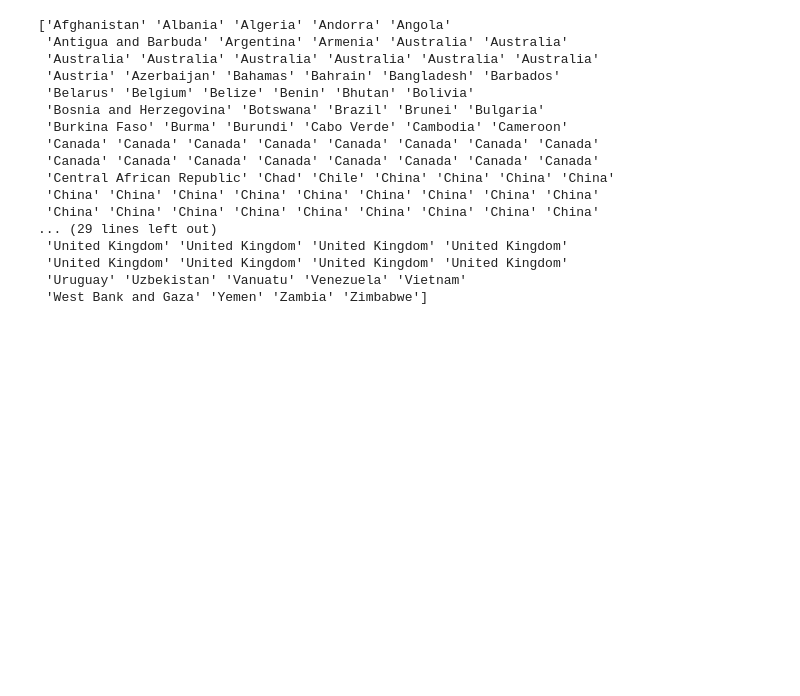
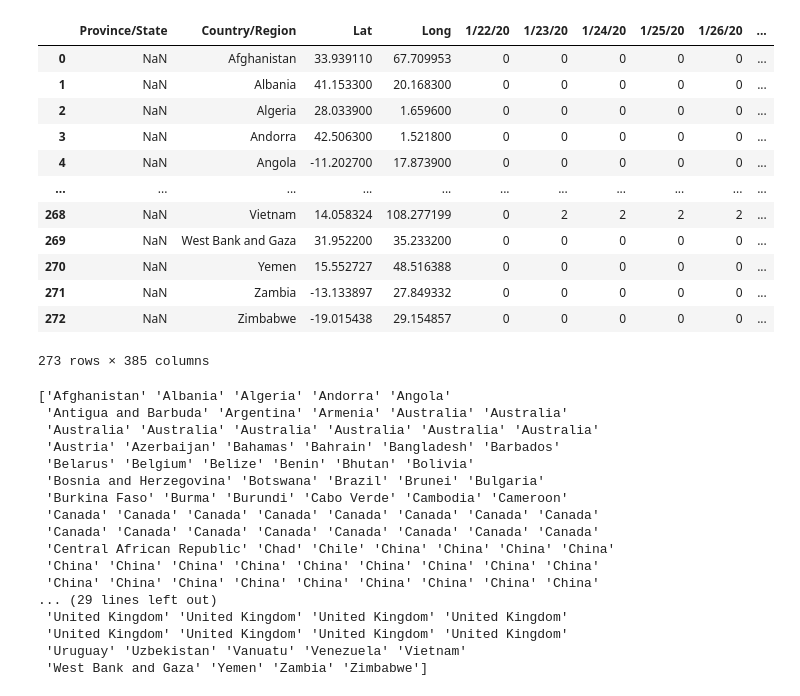
Before and after one commit to qhalbert/Covid-19-Ruben, a Jupyter notebook: ML_Covid19_a.ipynb, the cells around one changed output. Saved outputs shown, nothing was run; the diff lists cells and outputs as text; code cells hidden in the pictures; blank space fills up the shorter version.

```diff
--- a/ML_Covid19_a.ipynb
+++ b/ML_Covid19_a.ipynb
@@ -32,3 +105,19 @@ matrix shape: (273, 385)
+# %%
+data_confirmed
+# %% [output]
+|  | Province/State | Country/Region | Lat | Long | 1/22/20 | 1/23/20 | 1/24/20 | 1/25/20 | 1/26/20 | ... |
+| 0 | NaN | Afghanistan | 33.939110 | 67.709953 | 0 | 0 | 0 | 0 | 0 | ... |
+| 1 | NaN | Albania | 41.153300 | 20.168300 | 0 | 0 | 0 | 0 | 0 | ... |
+| 2 | NaN | Algeria | 28.033900 | 1.659600 | 0 | 0 | 0 | 0 | 0 | ... |
+| 3 | NaN | Andorra | 42.506300 | 1.521800 | 0 | 0 | 0 | 0 | 0 | ... |
+| 4 | NaN | Angola | -11.202700 | 17.873900 | 0 | 0 | 0 | 0 | 0 | ... |
+| ... | ... | ... | ... | ... | ... | ... | ... | ... | ... | ... |
+| 268 | NaN | Vietnam | 14.058324 | 108.277199 | 0 | 2 | 2 | 2 | 2 | ... |
+| 269 | NaN | West Bank and Gaza | 31.952200 | 35.233200 | 0 | 0 | 0 | 0 | 0 | ... |
+| 270 | NaN | Yemen | 15.552727 | 48.516388 | 0 | 0 | 0 | 0 | 0 | ... |
+| 271 | NaN | Zambia | -13.133897 | 27.849332 | 0 | 0 | 0 | 0 | 0 | ... |
+| 272 | NaN | Zimbabwe | -19.015438 | 29.154857 | 0 | 0 | 0 | 0 | 0 | ... |
+273 rows × 385 columns
 # %%
 tagPlace=23;
 
```
Also changed, not shown: parts of 12 cells of this notebook, 11 other files.
